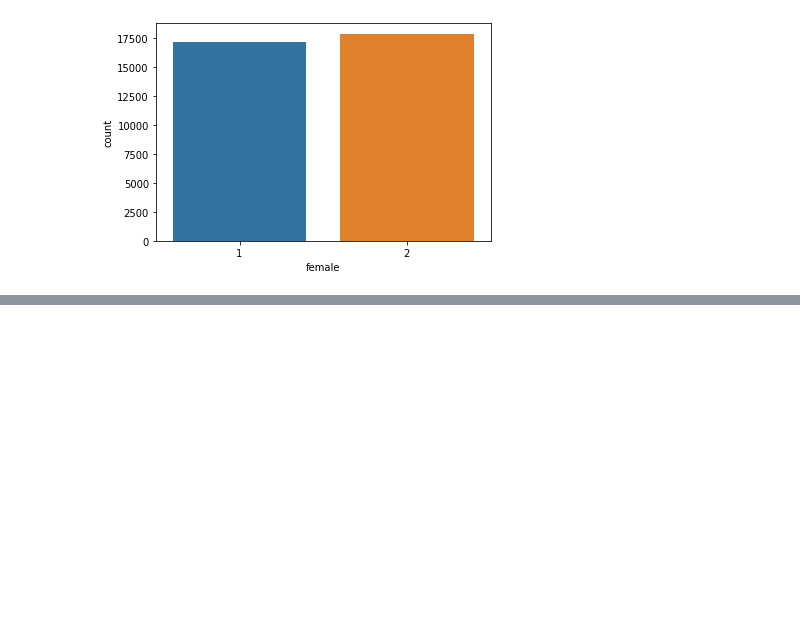
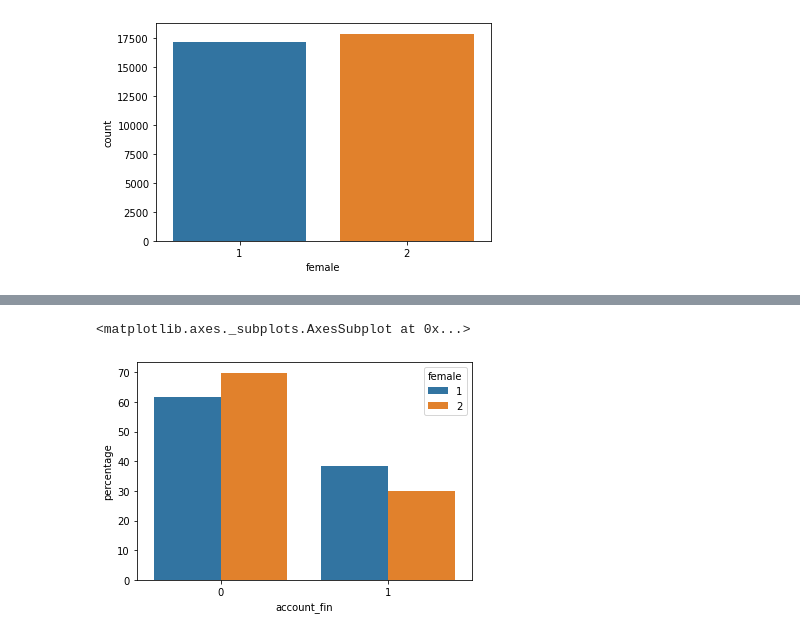
Before and after one commit to sds-capstone/2022-09-proj7-women-at-table, a Jupyter notebook: SDS410_exploration.ipynb, the cells around one changed output, grey strips where cells are left out. Saved outputs shown, nothing was run; the diff lists cells and outputs as text; code cells hidden in the pictures; blank space fills up the shorter version.

```diff
--- a/SDS410_exploration.ipynb
+++ b/SDS410_exploration.ipynb
@@ -42,0 +66,11 @@ sns.countplot(x = 'female', data = df2)
+# %%
+gender_acc_counts = (df2.groupby(['female'])['account_fin']
+                     .value_counts(normalize=True)
+                     .rename('percentage')
+                     .mul(100)
+                     .reset_index()
+)
+sns.barplot(x = "account_fin", y = "percentage", hue="female", data = gender_acc_counts)
+# %% [output]
+<matplotlib.axes._subplots.AxesSubplot at 0x...>
+[figure, added]
```
Also changed, not shown: parts of 7 cells of this notebook.
